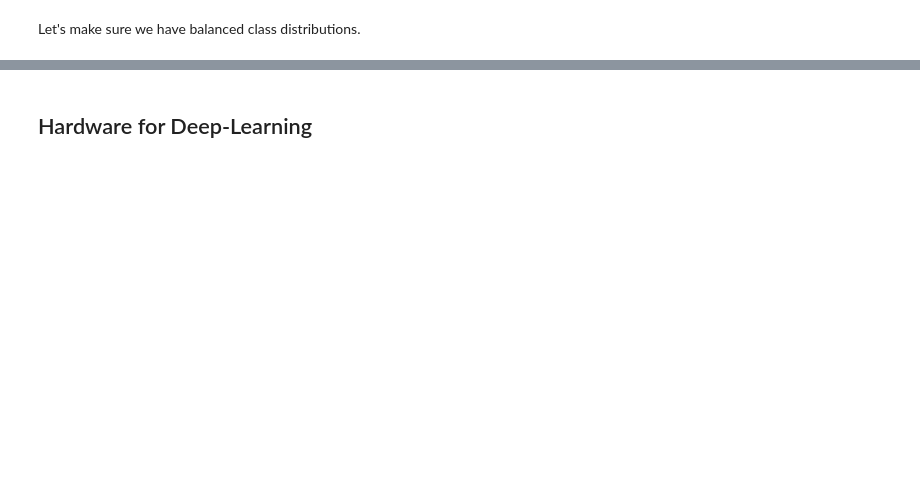
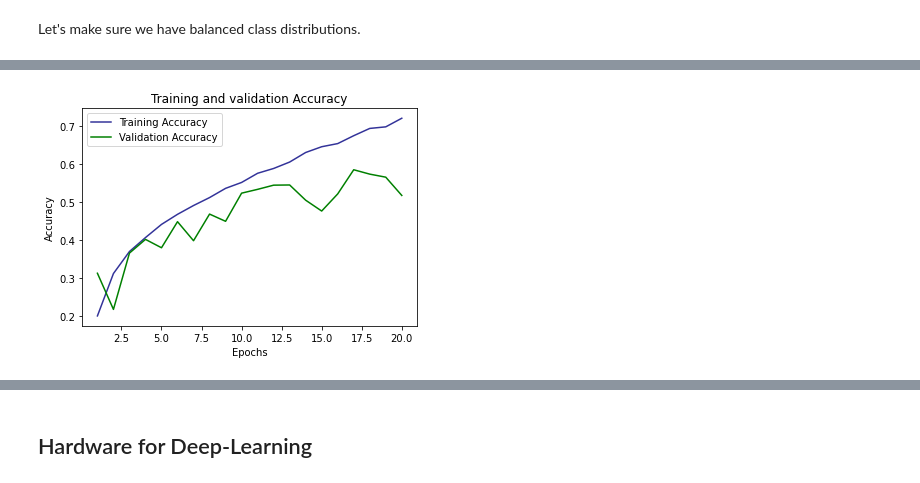
Before and after one commit to dlab-berkeley/Python-Deep-Learning-Legacy, a Jupyter notebook: lessons/02-Convolutional-Neural-Networks.ipynb, the cells around one changed output, grey strips where cells are left out. Saved outputs shown, nothing was run; the diff lists cells and outputs as text; code cells hidden in the pictures; blank space fills up the shorter version.

```diff
--- a/lessons/02-Convolutional-Neural-Networks.ipynb
+++ b/lessons/02-Convolutional-Neural-Networks.ipynb
@@ -276,0 +550,4 @@ vanilla_neural_network.add(layers.Dense())
+# %%
+convnet.add(layers.Conv2D(64, (3, 3), activation= "relu"))
+convnet.add(layers.MaxPooling2D((2, 2)))
+convnet.add(layers.Conv2D(64, (3, 3), activation= "relu"))
@@ -276,0 +563,4 @@ vanilla_neural_network.add(layers.Dense())
+# %%
+convnet.add(layers.Flatten())
+convnet.add(layers.Dense(64, activation= "relu"))
+convnet.add(layers.Dense(10, activation= "softmax"))
@@ -276,0 +570,4 @@ vanilla_neural_network.add(layers.Dense())
+# %%
+convnet.compile(optimizer= "rmsprop",
+               loss= "categorical_crossentropy",
+               metrics= ["accuracy"])
@@ -276,0 +576,4 @@ vanilla_neural_network.add(layers.Dense())
+# %%
+convnet_history = transform_train_model(transform_data_threedim,
+                                        convnet,
+                                        x_train, y_train, x_val, y_val)
@@ -276,0 +598,4 @@ vanilla_neural_network.add(layers.Dense())
+# %%
+plot_epoch_accuracy(convnet_history.history)
+# %% [output]
+[figure, added]
```
Also changed, not shown: parts of 58 cells of this notebook.
